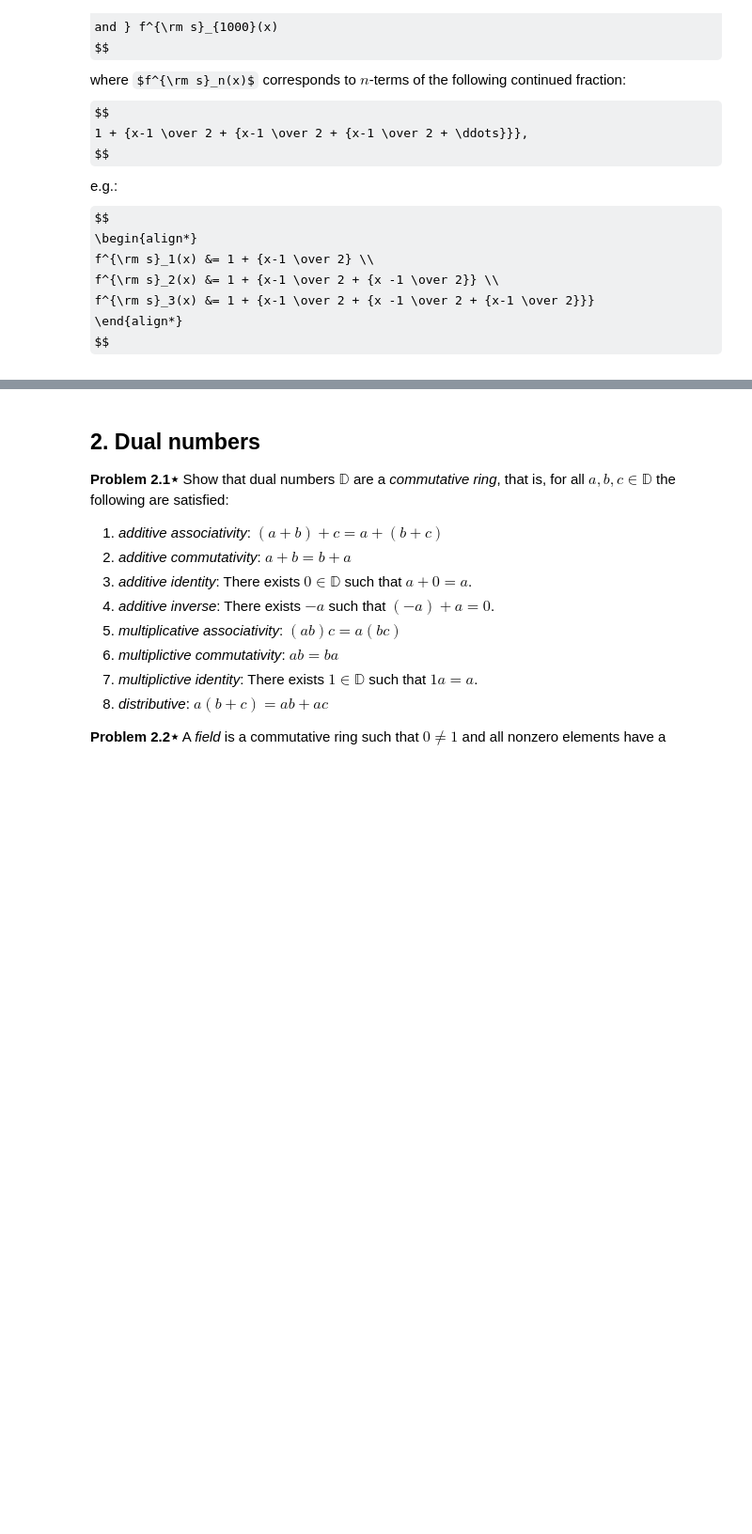
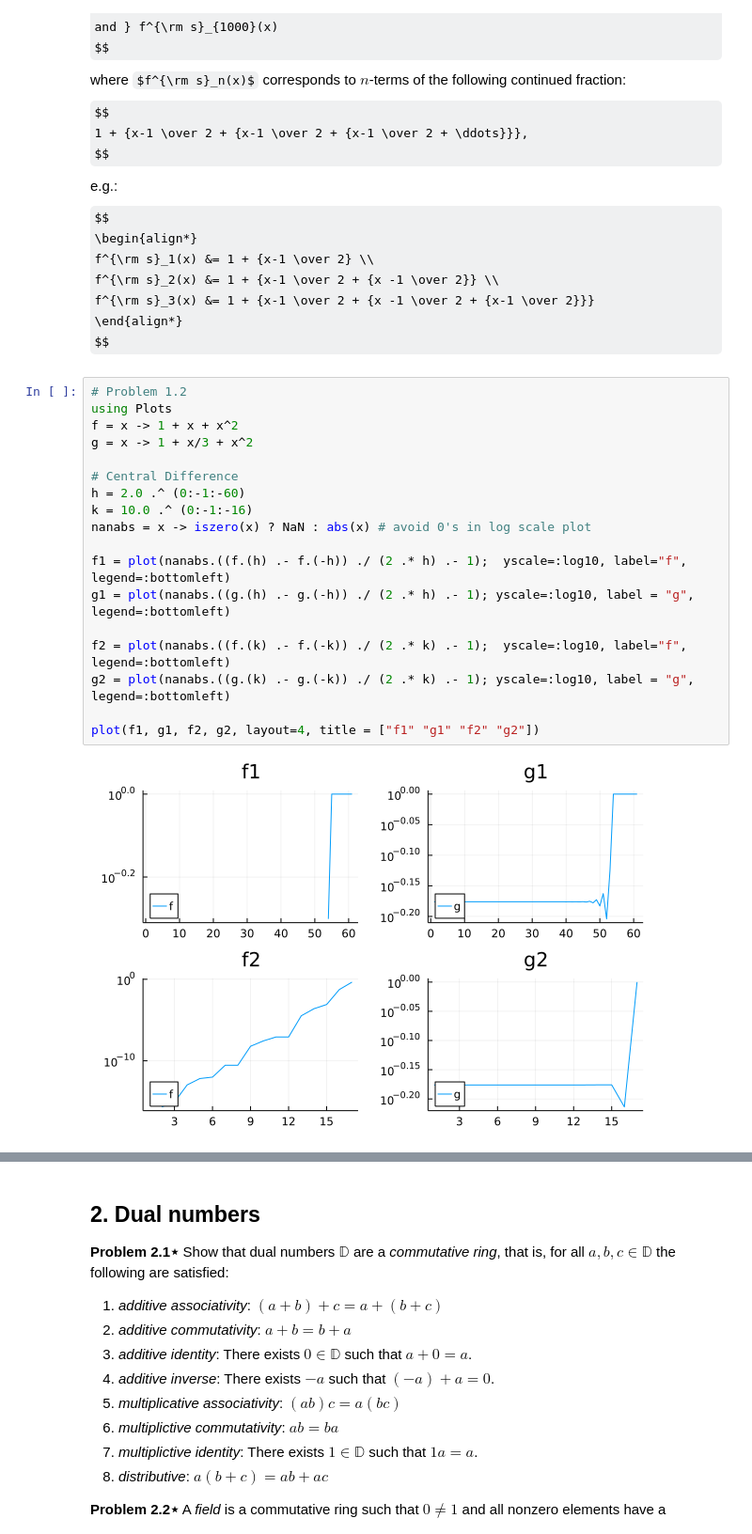
Before and after one commit to isomorphicdude/MATH50003NumericalAnalysis, a Jupyter notebook: my_sheets/week2.ipynb, the cells around one changed output, grey strips where cells are left out. Shown at 94% size. Saved outputs shown, nothing was run; the diff lists cells and outputs as text; some formulas as TeX source; blank space fills up the shorter version.

Commit message:
problem sheet2

```diff
--- a/my_sheets/week2.ipynb
+++ b/my_sheets/week2.ipynb
@@ -52,3 +52,23 @@ f^{\rm s}_2(x) &= 1 + {x-1 \over 2 + {x -1 \over 2}} \\
 f^{\rm s}_3(x) &= 1 + {x-1 \over 2 + {x -1 \over 2 + {x-1 \over 2}}}
 \end{align*}
 $$
+# %%
+# Problem 1.2
+using Plots
+f = x -> 1 + x + x^2
+g = x -> 1 + x/3 + x^2
+
+# Central Difference
+h = 2.0 .^ (0:-1:-60)
+k = 10.0 .^ (0:-1:-16)
+nanabs = x -> iszero(x) ? NaN : abs(x) # avoid 0's in log scale plot
+
+f1 = plot(nanabs.((f.(h) .- f.(-h)) ./ (2 .* h) .- 1);  yscale=:log10, label="f", legend=:bottomleft)
+g1 = plot(nanabs.((g.(h) .- g.(-h)) ./ (2 .* h) .- 1); yscale=:log10, label = "g", legend=:bottomleft)
+
+f2 = plot(nanabs.((f.(k) .- f.(-k)) ./ (2 .* k) .- 1);  yscale=:log10, label="f", legend=:bottomleft)
+g2 = plot(nanabs.((g.(k) .- g.(-k)) ./ (2 .* k) .- 1); yscale=:log10, label = "g", legend=:bottomleft)
+
+plot(f1, g1, f2, g2, layout=4, title = ["f1" "g1" "f2" "g2"])
+# %% [output]
+[figure, added]
```
Also changed, not shown: parts of 8 cells of this notebook.
